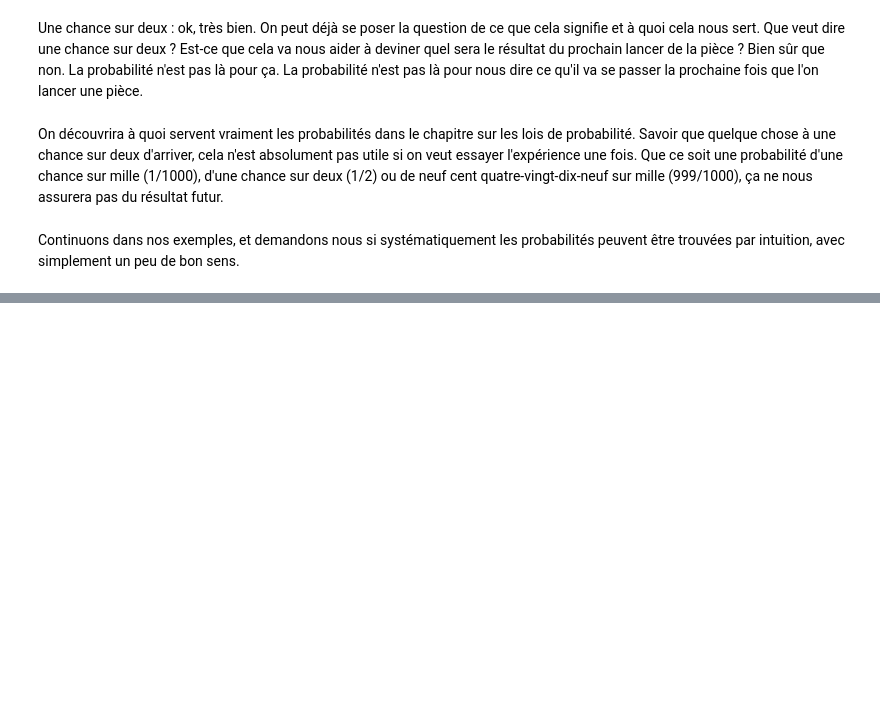
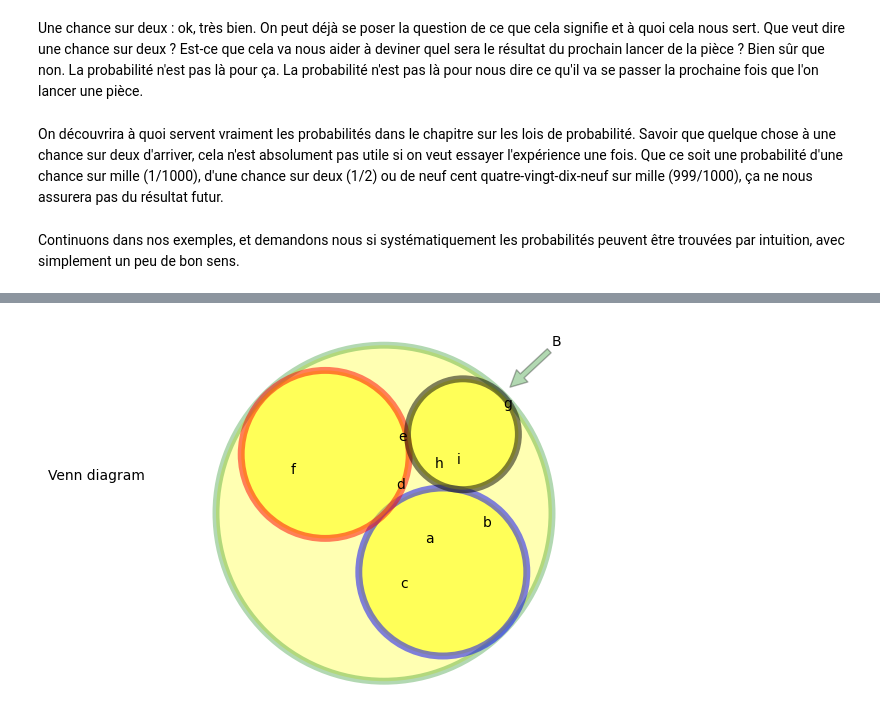
Before and after one commit to AntoineBLUNTZ/Jupyter_book_IDMC_M2_SDD, a Jupyter notebook: Mathématiques_Probabilités_01_Ensembles.ipynb, the cells around one changed output, grey strips where cells are left out. Saved outputs shown, nothing was run; the diff lists cells and outputs as text; code cells hidden in the pictures; blank space fills up the shorter version.

```diff
--- a/Mathématiques_Probabilités_01_Ensembles.ipynb
+++ b/Mathématiques_Probabilités_01_Ensembles.ipynb
@@ -41,0 +123,93 @@ Continuons dans nos exemples, et demandons nous si systématiquement les probabi
+# %%
+# https://stackoverflow.com/questions/5837572/generate-a-random-point-within-a-circle-uniformly/50746409#50746409
+
+from matplotlib import pyplot as plt
+import numpy as np
+
+fig = plt.figure()
+ax = fig.add_subplot(111)
+circle1 = matplotlib.patches.Circle((0, 0), radius=1, facecolor='yellow', alpha=0.3, edgecolor='green', linewidth=5, linestyle='solid')
+circle2 = matplotlib.patches.Circle((0.35, -0.35), radius=0.5, facecolor='yellow', alpha=0.5, edgecolor='blue', linewidth=5, linestyle='solid')
+circle3 = matplotlib.patches.Circle((-0.35, 0.35), radius=0.5, facecolor='yellow', alpha=0.5, edgecolor='red', linewidth=5, linestyle='solid')
+circle4 = matplotlib.patches.Circle((0.47, 0.47), radius=0.33, facecolor='yellow', alpha=0.5, edgecolor='black', linewidth=5, linestyle='solid')
+ax.add_patch(circle1)
+ax.add_patch(circle2)
+ax.add_patch(circle3)
+ax.add_patch(circle4)
+#plt.text(-.4, 0, "This is a Circle")
+
+plt.xlim([-2, 2])
+plt.ylim([-2, 2])
+
+
+
+
+# Randomly scatter letters within circle2
+
+rho2 = np.sqrt(np.random.uniform(0, 0.25, 3))
+phi2 = np.random.uniform(0, 2*np.pi, 3)
+
+x2 = rho2 * np.cos(phi2) + 0.35
+y2 = rho2 * np.sin(phi2) - 0.35
+
+n2 = ['a', 'b', 'c']
+
+plt.scatter(x2, y2, s = 0)
+
+for i2, txt in enumerate(n2):
+    plt.annotate(txt, (x2[i2], y2[i2]))
+
+
+# Randomly scatter letters within circle3
+
+rho3 = np.sqrt(np.random.uniform(0, 0.25, 3))
+phi3 = np.random.uniform(0, 2*np.pi, 3)
+
+x3 = rho3 * np.cos(phi3) - 0.35
+y3 = rho3 * np.sin(phi3) + 0.35
+
+n3= ['d', 'e', 'f']
+
+plt.scatter(x3, y3, s = 0)
+
+for i3, txt in enumerate(n3):
+    plt.annotate(txt, (x3[i3], y3[i3]))
+
+
+# Randomly scatter letters within circle4
+
+rho4 = np.sqrt(np.random.uniform(0, (0.33)**2, 3))
+phi4 = np.random.uniform(0, 2*np.pi, 3)
+
+x4 = rho4 * np.cos(phi4) + 0.47
+y4 = rho4 * np.sin(phi4) + 0.47
+
+n4= ['g', 'h', 'i']
+
+plt.scatter(x4, y4, s = 0)
+
+for i4, txt in enumerate(n4):
+    plt.annotate(txt, (x4[i4], y4[i4]))
+
+
+
+plt.axis('equal')
+
+# Annotate with text + Arrow
+plt.annotate(
+# Label and coordinate
+'Venn diagram', xy=(-1, 0), xytext=(-2, 0.2), fontsize=10,
+# Custom arrow
+arrowprops=dict(facecolor='black', shrink=0, alpha=0))
+
+# Annotate with text + Arrow for circle1
+plt.annotate(
+# Label and coordinate
+'B', xy=(0.75, 0.75), xytext=(1, 1), fontsize=10,
+# Custom arrow
+arrowprops=dict(facecolor='green', shrink=0, alpha=0.3))
+
+
+# turn off the axis
+plt.axis('off')
+# %% [output]
@@ -41,0 +217 @@ Continuons dans nos exemples, et demandons nous si systématiquement les probabi
+[figure, added]
```
Also changed, not shown: parts of 29 cells of this notebook, 27 other files.
